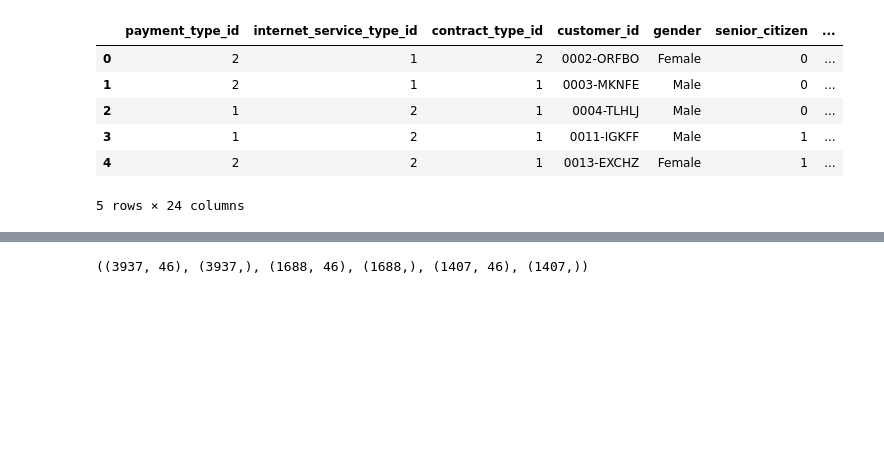
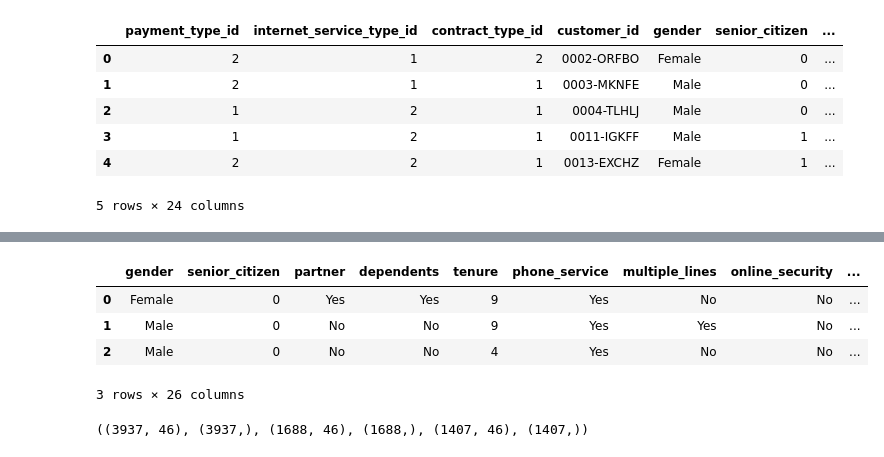
Before and after one commit to jcrosenberger/project1-telco, a Jupyter notebook: Main-Project.ipynb, the cells around one changed output, grey strips where cells are left out. Cells and saved outputs as stored; diff of their text form; code cells hidden in the pictures; blank space fills up the shorter version.

```diff
--- a/Main-Project.ipynb
+++ b/Main-Project.ipynb
@@ -49,2 +55,4 @@ train, validate, model = prep_telco_data(df)/nx_train, y_train, x_validate, y_va
 # %%
 x_train, y_train, x_validate, y_validate, x_test, y_test = pp.model_telco_data(telco)
+# %%
+df = ac.get_telco_data()
@@ -51,3 +67,48 @@ x_train, y_train, x_validate, y_validate, x_test, y_test = pp.model_telco_data(t
+# %%
+'''
+Strips Data Frame down, adding dummy variables for several categories
+of services. It additionally removes unneeded variables.
+'''
+# Drop duplicate columns
+df.drop(columns=['payment_type_id', 'internet_service_type_id', 'contract_type_id', 'customer_id'], inplace=True)
+
+# Drop null values stored as whitespace
+df['total_charges'] = df['total_charges'].str.strip()
+df = df[df.total_charges != '']
+
+# Convert to correct datatype
+df['total_charges'] = df.total_charges.astype(float)
+
+# Convert binary categorical variables to numeric
+df['is_female'] = df.gender.map({'Female': 1, 'Male': 0})
+df['has_partner'] = df.partner.map({'Yes': 1, 'No': 0})
+df['has_dependents'] = df.dependents.map({'Yes': 1, 'No': 0})
+df['has_phone_service'] = df.phone_service.map({'Yes': 1, 'No': 0})
+df['has_paperless_billing'] = df.paperless_billing.map({'Yes': 1, 'No': 0})
+df['did_churn'] = df.churn.map({'Yes': 1, 'No': 0})
+
+# Get dummies for non-binary categorical variables
+    dummy_df = pd.get_dummies(df[['multiple_lines', \
+                              'online_security', \
+                              'online_backup', \
+                              'device_protection', \
+                              'tech_support', \
+                              'streaming_tv', \
+                              'streaming_movies', \
+                              'contract_type', \
+                              'internet_service_type', \
+                              'payment_type']], dummy_na=False, \
+                              drop_first=True)
+
+df = df.drop(columns=['gender', 'partner', 'dependents', 'phone_service', 'paperless_billing']
+# %%
+df.head(3)
+# %% [output]
+|  | gender | senior_citizen | partner | dependents | tenure | phone_service | multiple_lines | online_security | ... |
+| 0 | Female | 0 | Yes | Yes | 9 | Yes | No | No | ... |
+| 1 | Male | 0 | No | No | 9 | Yes | Yes | No | ... |
+| 2 | Male | 0 | No | No | 4 | Yes | No | No | ... |
+3 rows × 26 columns
 # %%
 x_train.shape, y_train.shape, x_validate.shape, y_validate.shape, x_test.shape, y_test.shape
 # %% [output]
```
Also changed, not shown: parts of 5 cells of this notebook, 1 other file.
